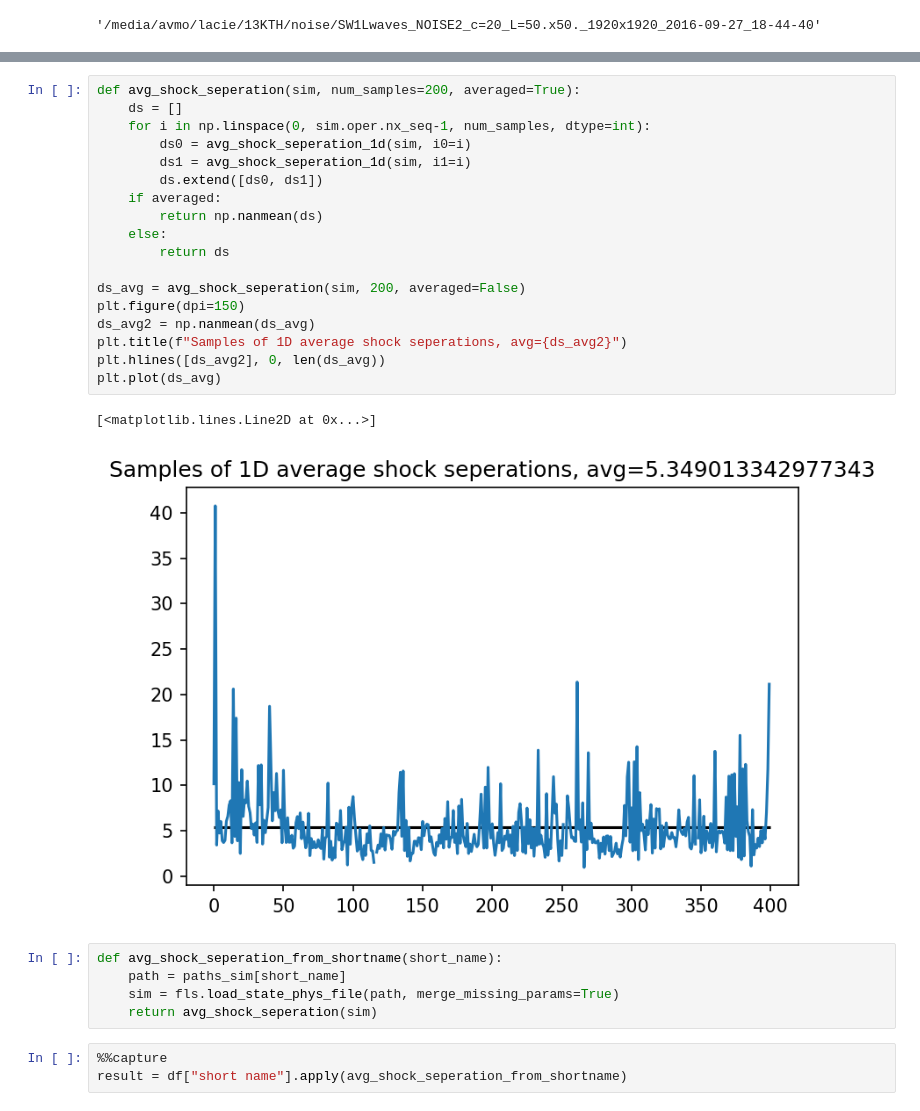
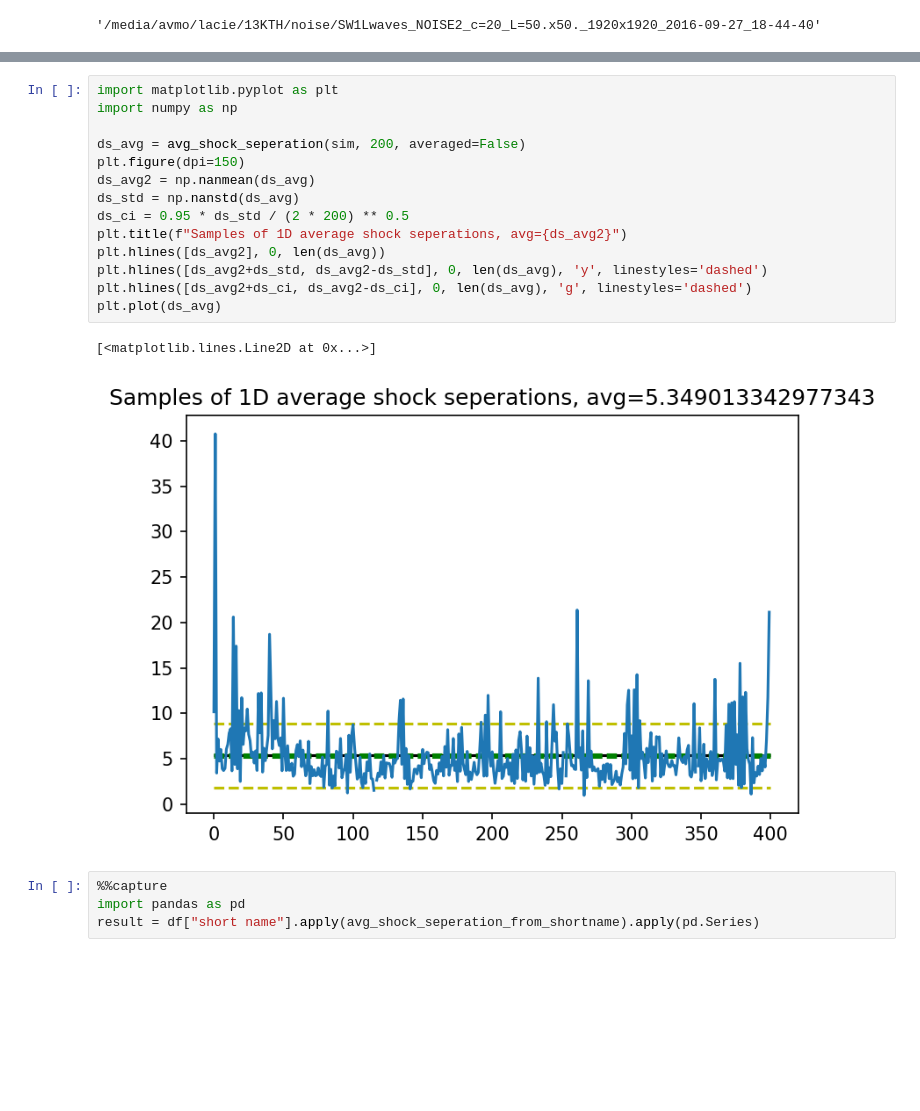
Before and after one commit to ashwinvis/augieretal_jfm_2019_shallow_water, a Jupyter notebook: Python/shock_population.ipynb, the cells around one changed output, grey strips where cells are left out. Drawn from its saved outputs; the diff is of its cells as text; blank space fills up the shorter version.

```diff
--- a/Python/shock_population.ipynb
+++ b/Python/shock_population.ipynb
@@ -107,29 +77,21 @@ avg_shock_seperation_1d(sim, sim.oper.nx // 2)
-# %%
-def avg_shock_seperation(sim, num_samples=200, averaged=True):
-    ds = []
-    for i in np.linspace(0, sim.oper.nx_seq-1, num_samples, dtype=int):
-        ds0 = avg_shock_seperation_1d(sim, i0=i)
-        ds1 = avg_shock_seperation_1d(sim, i1=i)
-        ds.extend([ds0, ds1])
-    if averaged:
-        return np.nanmean(ds)
-    else:
-        return ds
-
-ds_avg = avg_shock_seperation(sim, 200, averaged=False)
-plt.figure(dpi=150)
-ds_avg2 = np.nanmean(ds_avg)
-plt.title(f"Samples of 1D average shock seperations, avg={ds_avg2}")
-plt.hlines([ds_avg2], 0, len(ds_avg))
-plt.plot(ds_avg)
-# %% [output]
-[<matplotlib.lines.Line2D at 0x...>]
-[figure, removed]
-# %%
-def avg_shock_seperation_from_shortname(short_name):
-    path = paths_sim[short_name]
-    sim = fls.load_state_phys_file(path, merge_missing_params=True)
-    return avg_shock_seperation(sim)
+# %%
+import matplotlib.pyplot as plt
+import numpy as np
+
+ds_avg = avg_shock_seperation(sim, 200, averaged=False)
+plt.figure(dpi=150)
+ds_avg2 = np.nanmean(ds_avg)
+ds_std = np.nanstd(ds_avg)
+ds_ci = 0.95 * ds_std / (2 * 200) ** 0.5
+plt.title(f"Samples of 1D average shock seperations, avg={ds_avg2}")
+plt.hlines([ds_avg2], 0, len(ds_avg))
+plt.hlines([ds_avg2+ds_std, ds_avg2-ds_std], 0, len(ds_avg), 'y', linestyles='dashed')
+plt.hlines([ds_avg2+ds_ci, ds_avg2-ds_ci], 0, len(ds_avg), 'g', linestyles='dashed')
+plt.plot(ds_avg)
+# %% [output]
+[<matplotlib.lines.Line2D at 0x...>]
+[figure, added]
 # %%
 %%capture
-result = df["short name"].apply(avg_shock_seperation_from_shortname)
+import pandas as pd
+result = df["short name"].apply(avg_shock_seperation_from_shortname).apply(pd.Series)
```
Also changed, not shown: parts of 18 cells of this notebook, 9 other files.
